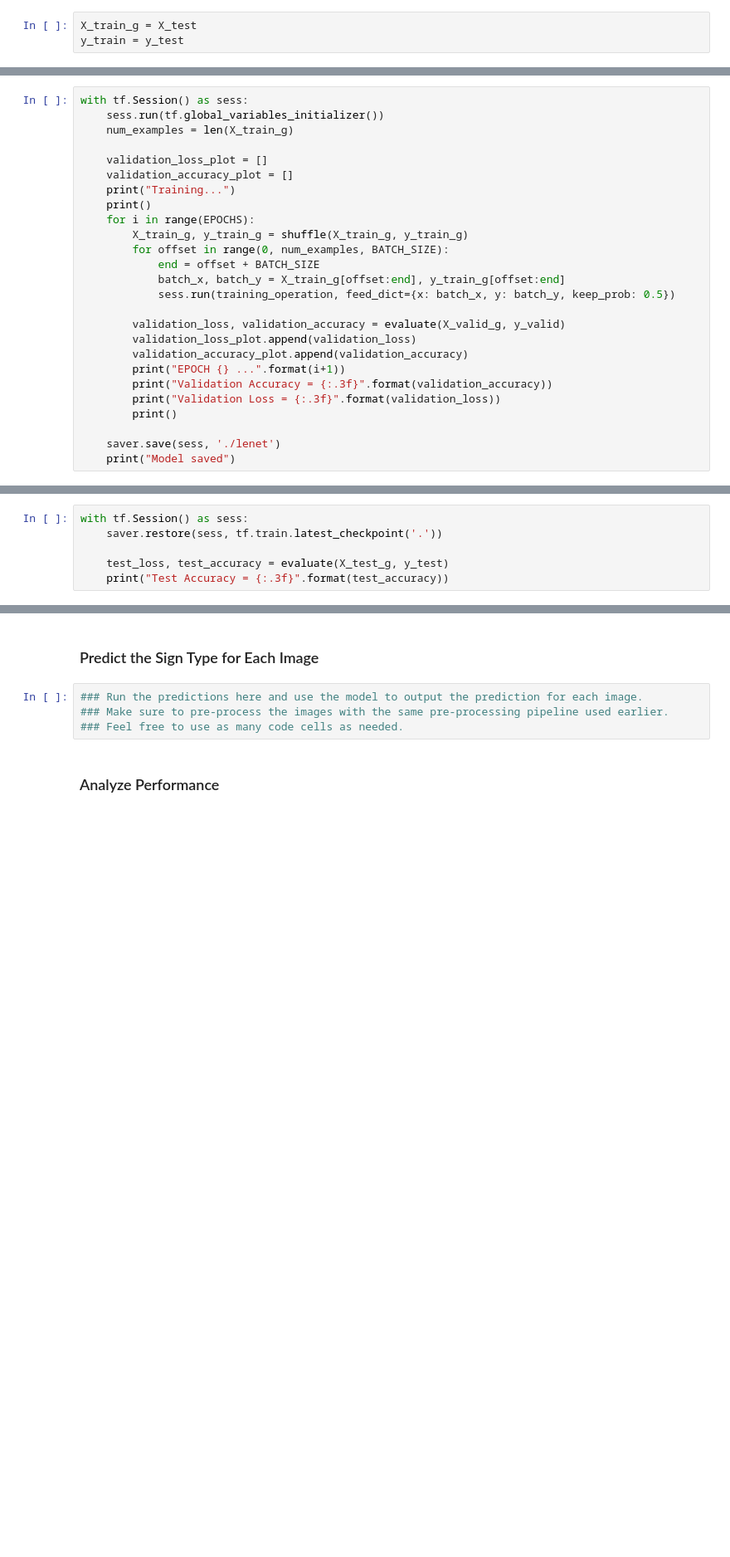
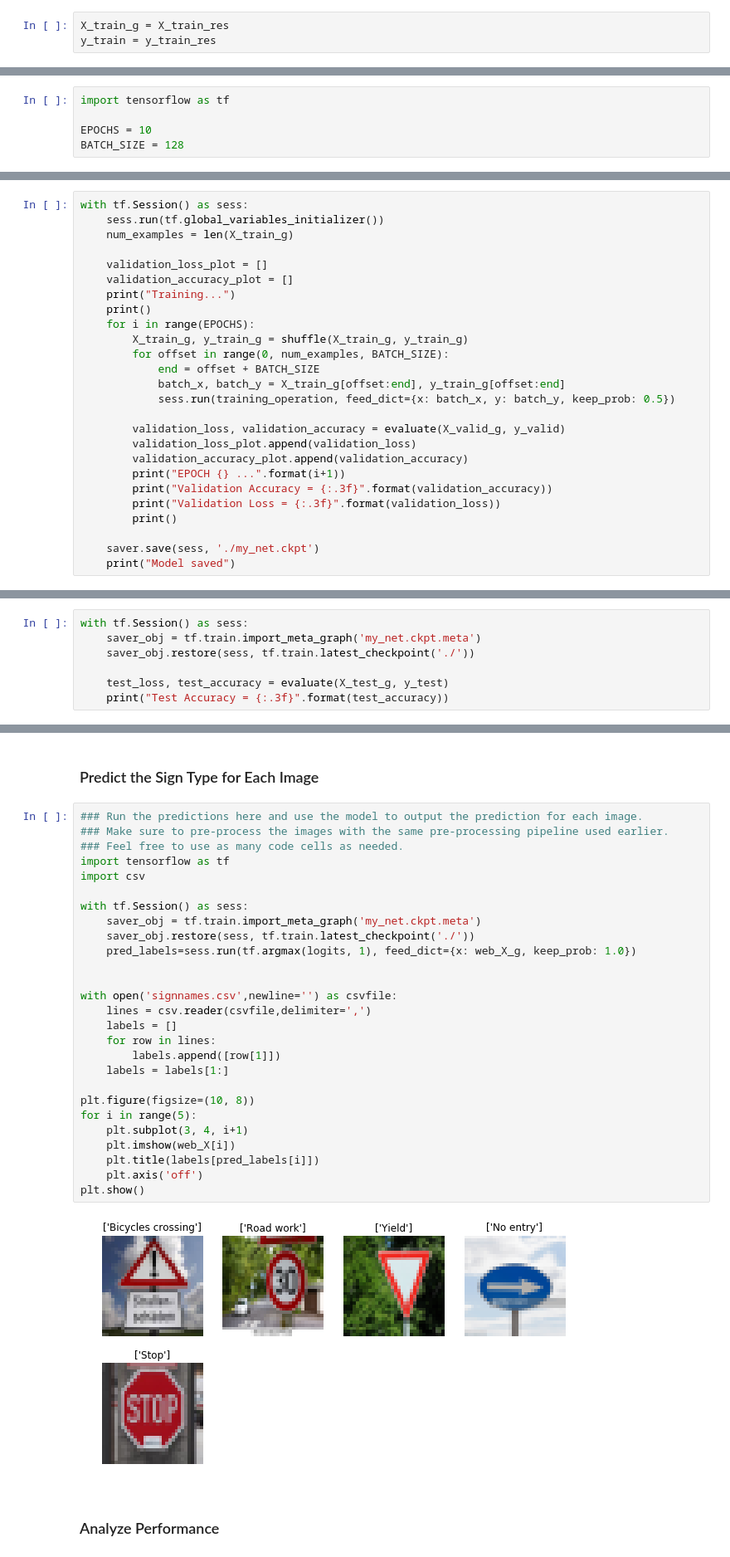
Before and after one commit to usryokousha/Traffic_Classifier_Project, a Jupyter notebook: Traffic_Sign_Classifier_Final.ipynb, the cells around one changed output, grey strips where cells are left out. Shown: that part at 83% size. Saved outputs shown, nothing was run; the diff lists cells and outputs as text; blank space fills up the shorter version.

```diff
--- a/Traffic_Sign_Classifier_Final.ipynb
+++ b/Traffic_Sign_Classifier_Final.ipynb
@@ -251,8 +251,8 @@ def multi_smote(X_data, y_data,k_neighbors=2):
 # %%
 X_train_res, y_train_res = multi_smote(X_train_g, y_train, 2)
 # %%
-X_train_g = X_test
-y_train = y_test
+X_train_g = X_train_res
+y_train = y_train_res
 # %%
 %matplotlib inline
 n, bins, patches = plt.hist(y_train,n_classes,normed=False, facecolor='blue', alpha=0.75)
@@ -458,6 +458,11 @@ Inception as introduced in Udacity video aims to extract more important features
  </figcaption>
 </figure>
  <p></p>
+# %%
+import tensorflow as tf
+
+EPOCHS = 10
+BATCH_SIZE = 128
 # %%
 from tensorflow.contrib.layers import flatten
 # Arguments used for tf.truncated_normal, randomly defines variables for the weights and biases for each layer
@@ -648,7 +654,7 @@ with tf.Session() as sess:
         print("Validation Loss = {:.3f}".format(validation_loss))
         print()
 
-    saver.save(sess, './lenet')
+    saver.save(sess, './my_net.ckpt')
     print("Model saved")
 # %% [output]
 Training...
@@ -672,6 +687,7 @@ plt.show()
 # %%
 with tf.Session() as sess:
-    saver.restore(sess, tf.train.latest_checkpoint('.'))
+    saver_obj = tf.train.import_meta_graph('my_net.ckpt.meta')
+    saver_obj.restore(sess, tf.train.latest_checkpoint('./'))
 
     test_loss, test_accuracy = evaluate(X_test_g, y_test)
     print("Test Accuracy = {:.3f}".format(test_accuracy))
@@ -714,7 +746,32 @@ plt.imshow(cv2.resize(test2,(32,32), interpolation=cv2.INTER_AREA))
 # %%
 ### Run the predictions here and use the model to output the prediction for each image.
 ### Make sure to pre-process the images with the same pre-processing pipeline used earlier.
 ### Feel free to use as many code cells as needed.
+import tensorflow as tf
+import csv
+
+with tf.Session() as sess:
+    saver_obj = tf.train.import_meta_graph('my_net.ckpt.meta')
+    saver_obj.restore(sess, tf.train.latest_checkpoint('./'))
+    pred_labels=sess.run(tf.argmax(logits, 1), feed_dict={x: web_X_g, keep_prob: 1.0})
+
+
+with open('signnames.csv',newline='') as csvfile:
+    lines = csv.reader(csvfile,delimiter=',')
+    labels = []
+    for row in lines:
+        labels.append([row[1]])
+    labels = labels[1:]
+
+plt.figure(figsize=(10, 8))
+for i in range(5):
+    plt.subplot(3, 4, i+1)
+    plt.imshow(web_X[i])
+    plt.title(labels[pred_labels[i]])
+    plt.axis('off')
+plt.show()
+# %% [output]
+[figure, added]
 # %% [markdown]
 ### Analyze Performance
 # %%
```
Also changed, not shown: parts of 14 cells of this notebook, 1 other file.
